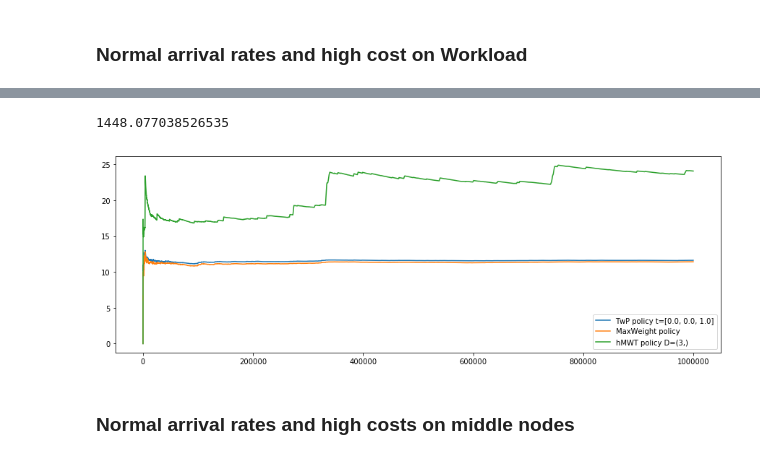
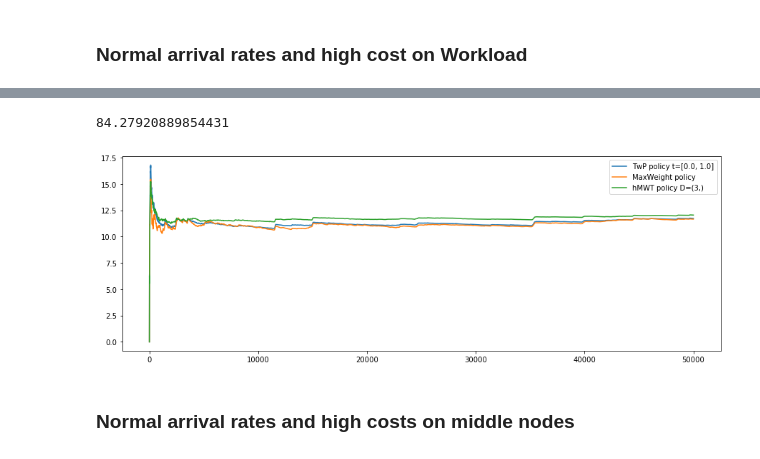
Before and after one commit to ArnaudCadas/DynamicMatchingModel, a Jupyter notebook: TestPolicies.ipynb, the cells around one changed output, grey strips where cells are left out. Cells and saved outputs as stored; diff of their text form; code cells hidden in the pictures.

```diff
--- a/TestPolicies.ipynb
+++ b/TestPolicies.ipynb
@@ -506,7 +506,7 @@ class Model:
             for p, policy in enumerate(policies):
                 plt.plot(costs_traj[p],label=str(policy))
             plt.legend(loc='best')
-        return costs_traj
+        return costs_traj, x_traj
 # %%
 # We define a class for policies
 class Policy:
@@ -883,7 +906,7 @@ alpha = np.array([3./6., 2./6., 1./6.])
 beta = np.array([1.75/6., 2.75/6., 1.5/6.])
 arrival_dist = NodesData.items(alpha,beta,NN)
 costs = NodesData(np.array([1., 2., 3., 1., 2., 3.]),NN)
-P = [TwP_policy([0., 0., 1.]),MaxWeight_policy(costs), hMWT_policy(NN,Workload_index=['d',(3,)], alpha=arrival_dist, costs=costs, beta=2., kappa=10., theta=1., delta_plus=0.01, NUmax=8.)]
+P = [TwP_policy([0., 1.],costs),MaxWeight_policy(costs), hMWT_policy(NN,Workload_index=['d',(3,)], alpha=arrival_dist, costs=costs, beta=2., kappa=10., theta=1., delta_plus=0.01, NUmax=8.)]
 x0 = State.zeros(NN)
 test_model = Model(NN,arrival_dist,costs,x0)
 # %%
@@ -893,11 +916,11 @@ t = test_model.run(1000,P,plot=True)
 # %%
 t = time.time()
-N = 1000000
+N = 50000
 c = test_model.average_cost(N,P,plot=True)
 print(time.time()-t)
 # %% [output]
-1448.077038526535
+84.27920889854431
-[figure, old version]
+[figure, new version]
 # %% [markdown]
 ### Normal arrival rates and high costs on middle nodes
 # %%
```
Also changed, not shown: parts of 11 cells of this notebook.
